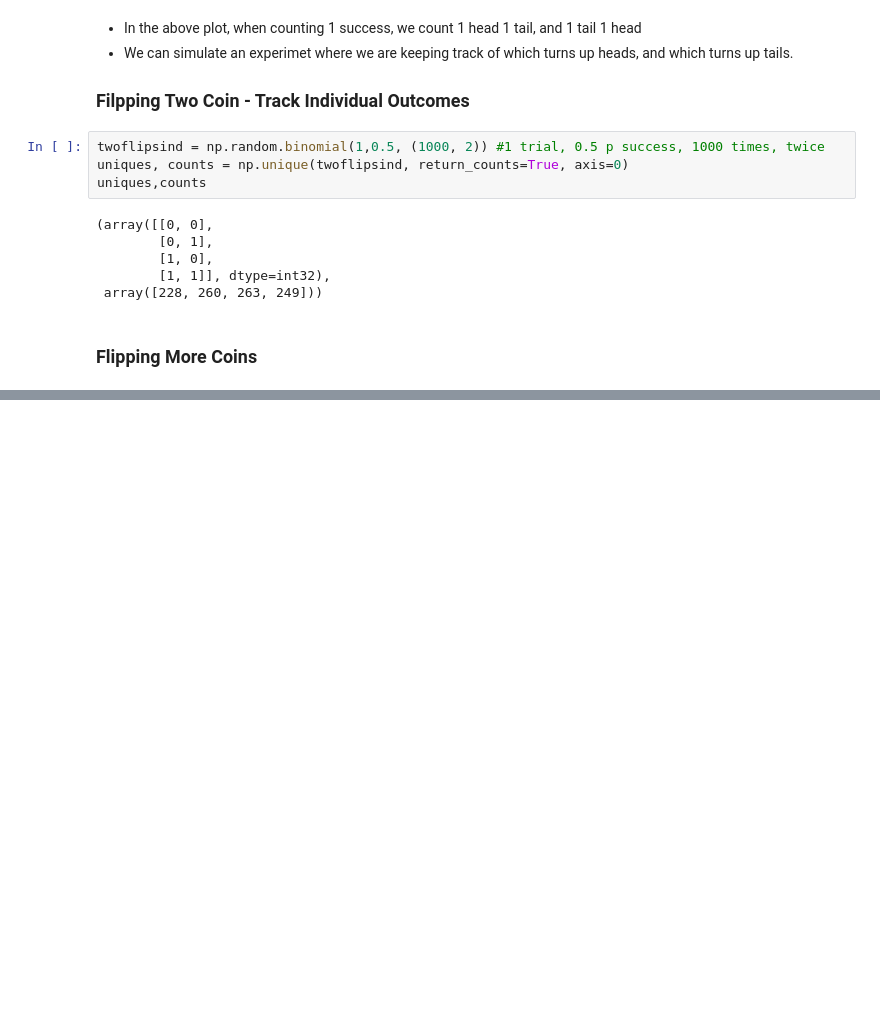
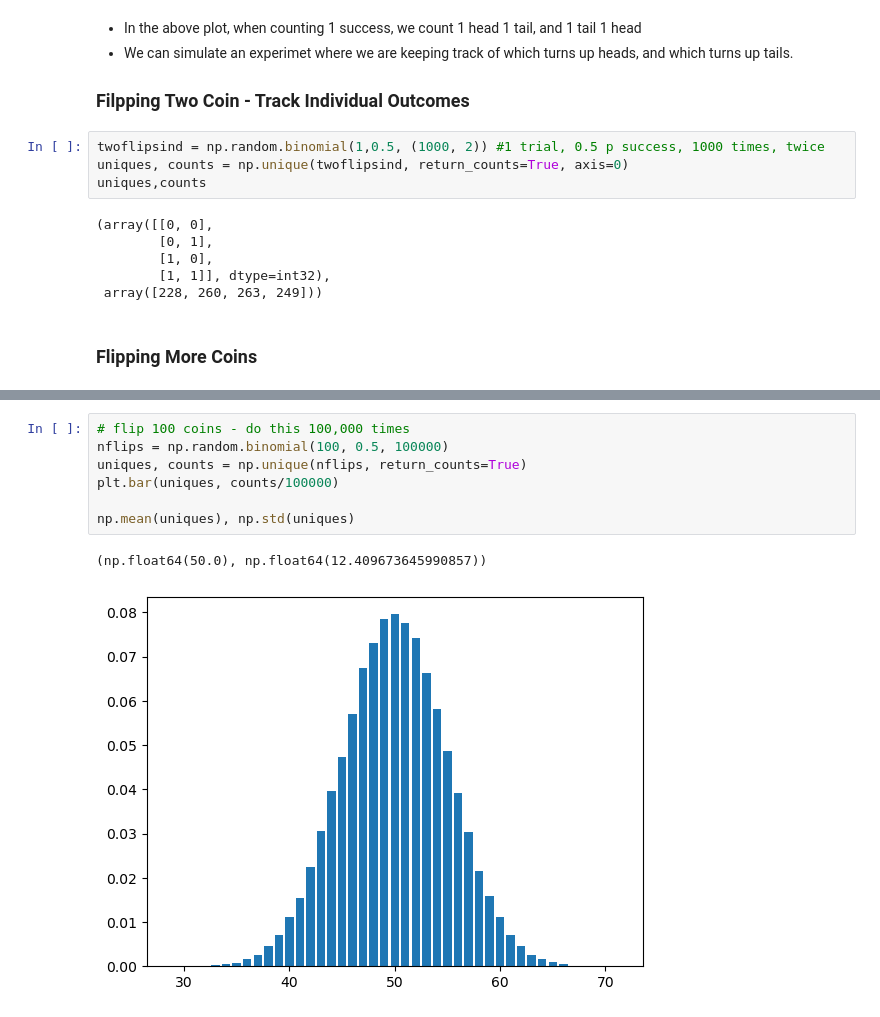
Before and after one commit to a-o-connor/applied_statistics_assessment, a Jupyter notebook: roughwork/applied_stats_notes.ipynb, the cells around one changed output, grey strips where cells are left out. Cells and saved outputs as stored; diff of their text form; blank space fills up the shorter version.

```diff
--- a/roughwork/applied_stats_notes.ipynb
+++ b/roughwork/applied_stats_notes.ipynb
@@ -227,0 +261,10 @@ $$
+# %%
+# flip 100 coins - do this 100,000 times
+nflips = np.random.binomial(100, 0.5, 100000)
+uniques, counts = np.unique(nflips, return_counts=True)
+plt.bar(uniques, counts/100000)
+
+np.mean(uniques), np.std(uniques)
+# %% [output]
+(np.float64(50.0), np.float64(12.409673645990857))
+[figure, added]
```
Also changed, not shown: parts of 7 cells of this notebook.
